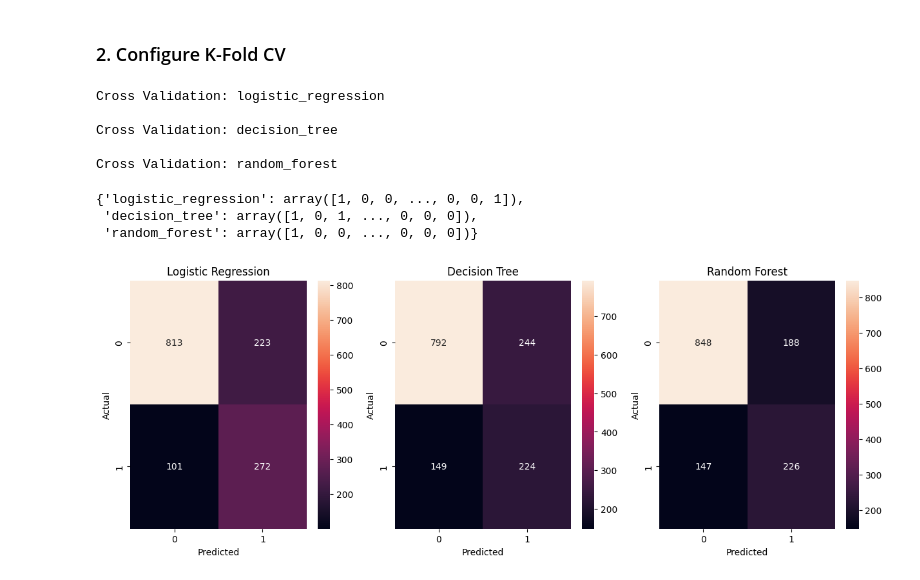
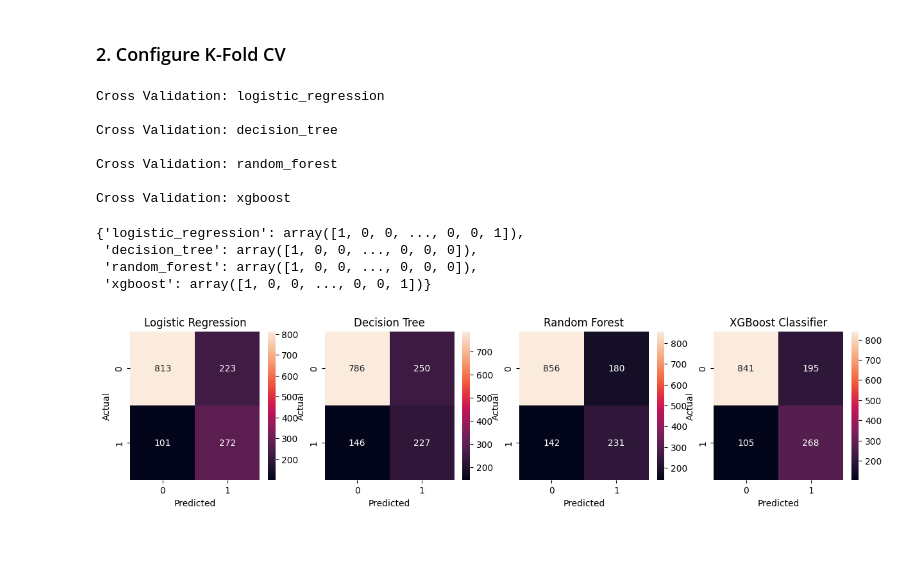
Before and after one commit to HirushikaPelagewtta/Telco-Customer-Churn-Prediction, a Jupyter notebook: Model_Implementation_andEvaluation/3_Multi_model_training.ipynb, the cells around one changed output. Saved outputs shown, nothing was run; the diff lists cells and outputs as text; code cells hidden in the pictures; blank space fills up the shorter version.

Commit message:
xgboost Implemented

```diff
--- a/Model_Implementation_andEvaluation/3_Multi_model_training.ipynb
+++ b/Model_Implementation_andEvaluation/3_Multi_model_training.ipynb
@@ -32,7 +40,16 @@ Y_test = np.load('Artifacts/Y_test.npz')['arr_0']
 models ={
     'logistic_regression': LogisticRegression(),
     'decision_tree': DecisionTreeClassifier(),
-    'random_forest': RandomForestClassifier()
+    'random_forest': RandomForestClassifier(),
+    'xgboost' : XGBClassifier(
+    n_estimators=200,      # number of trees
+    max_depth=4,           # tree depth
+    learning_rate=0.1,     # step size shrinkage
+    subsample=0.8,         # fraction of samples per tree
+    colsample_bytree=0.8,  # fraction of features per tree
+    random_state=42
+)
+
 
 }
 # %% [markdown]
@@ -69,6 +86,8 @@ Cross Validation: logistic_regression
 Cross Validation: decision_tree
 
 Cross Validation: random_forest
+
+Cross Validation: xgboost
 # %%
 Y_hat_tests={}
 for model_name, model in trained_models.items():
@@ -77,31 +96,39 @@ for model_name, model in trained_models.items():
 Y_hat_tests
 # %% [output]
 {'logistic_regression': array([1, 0, 0, ..., 0, 0, 1]),
- 'decision_tree': array([1, 0, 1, ..., 0, 0, 0]),
- 'random_forest': array([1, 0, 0, ..., 0, 0, 0])}
+ 'decision_tree': array([1, 0, 0, ..., 0, 0, 0]),
+ 'random_forest': array([1, 0, 0, ..., 0, 0, 0]),
+ 'xgboost': array([1, 0, 0, ..., 0, 0, 1])}
 # %%
 cm1 = confusion_matrix(Y_test, Y_hat_tests['logistic_regression'])
 cm2 = confusion_matrix(Y_test, Y_hat_tests['decision_tree'])
 cm3 = confusion_matrix(Y_test, Y_hat_tests['random_forest'])
+cm4 = confusion_matrix(Y_test, Y_hat_tests['xgboost'])
 # %%
-fig, (ax1,ax2,ax3) = plt.subplots(1,3, figsize=(15,5))
+fig, (ax1,ax2,ax3,ax4) = plt.subplots(1,4, figsize=(15,3))
 
 sns.heatmap(cm1, annot=True, fmt='d', ax=ax1)
 ax1.set_xlabel('Predicted')
 ax1.set_ylabel('Actual')
 ax1.set_title('Logistic Regression')
 
 
 sns.heatmap(cm2, annot=True, fmt='d', ax=ax2)
 ax2.set_xlabel('Predicted')
 ax2.set_ylabel('Actual')
 ax2.set_title('Decision Tree')
 
 
 sns.heatmap(cm3, annot=True, fmt='d', ax=ax3)
 ax3.set_xlabel('Predicted')
 ax3.set_ylabel('Actual')
 ax3.set_title('Random Forest')
+
+sns.heatmap(cm4, annot=True, fmt='d', ax=ax4)
+ax4.set_xlabel('Predicted')
+ax4.set_ylabel('Actual')
+ax4.set_title('XGBoost Classifier')
+
 plt.show()
 # %% [output]
-[figure, old version]
+[figure, new version]
```
Also changed, not shown: parts of 2 cells of this notebook, 1 other file.
